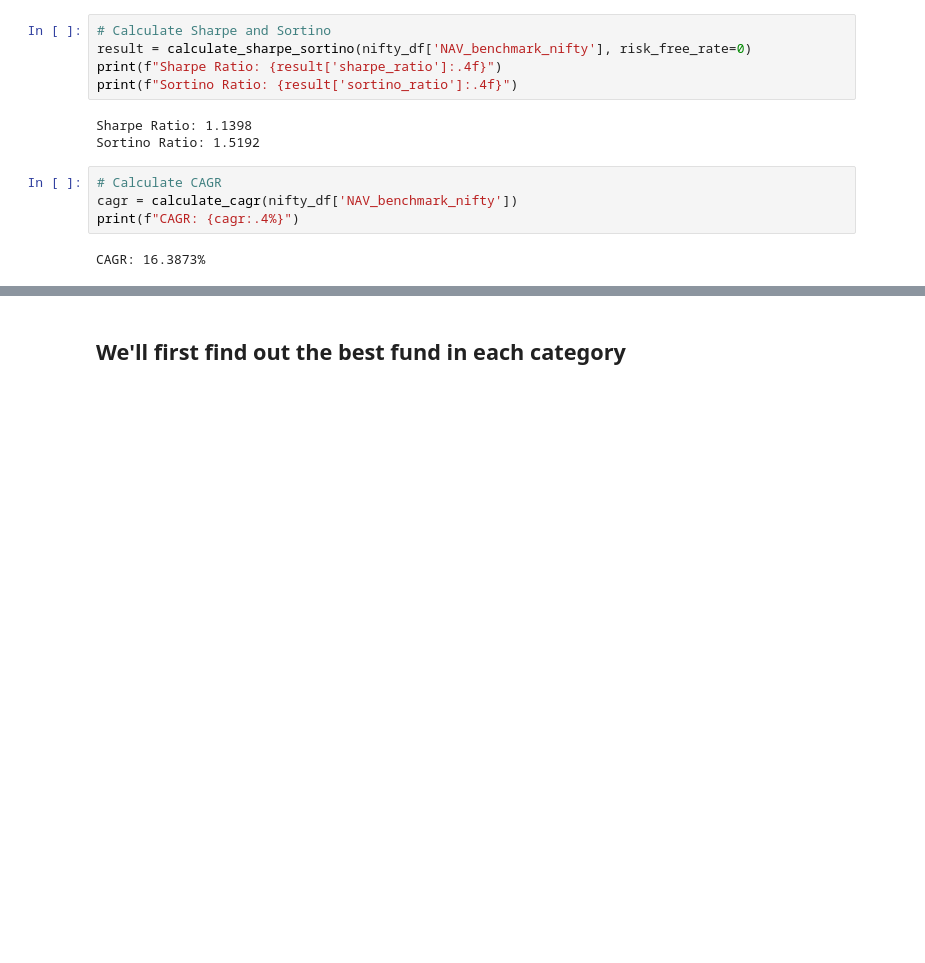
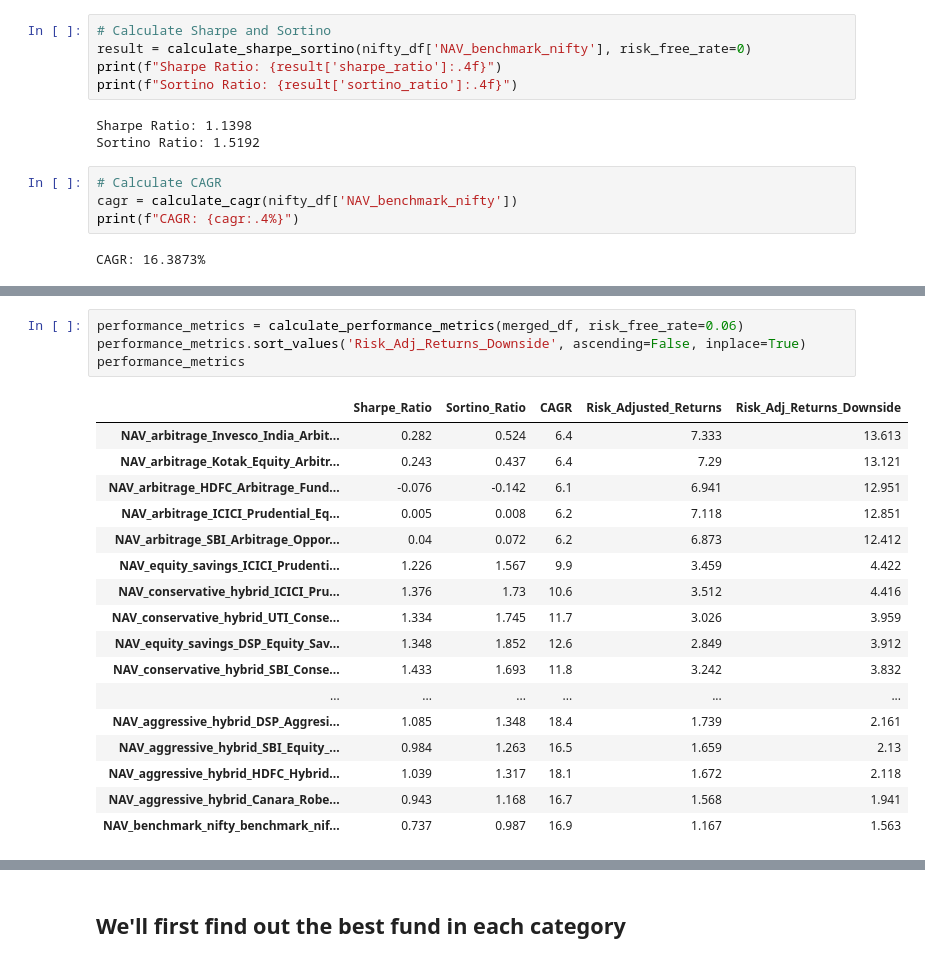
Before and after one commit to Dhruv-Kushwaha2010/mf_portfolio, a Jupyter notebook: mf/analysis.ipynb, the cells around one changed output, grey strips where cells are left out. Drawn from its saved outputs; the diff is of its cells as text; blank space fills up the shorter version.

Commit message:
Performance Metrics added

```diff
--- a/mf/analysis.ipynb
+++ b/mf/analysis.ipynb
@@ -402,0 +517,22 @@ CAGR: 16.3873%
+# %%
+performance_metrics = calculate_performance_metrics(merged_df, risk_free_rate=0.06)
+performance_metrics.sort_values('Risk_Adj_Returns_Downside', ascending=False, inplace=True)
+performance_metrics
+# %% [output]
+|  | Sharpe_Ratio | Sortino_Ratio | CAGR | Risk_Adjusted_Returns | Risk_Adj_Returns_Downside |
+| NAV_arbitrage_Invesco_India_Arbit... | 0.282 | 0.524 | 6.4 | 7.333 | 13.613 |
+| NAV_arbitrage_Kotak_Equity_Arbitr... | 0.243 | 0.437 | 6.4 | 7.29 | 13.121 |
+| NAV_arbitrage_HDFC_Arbitrage_Fund... | -0.076 | -0.142 | 6.1 | 6.941 | 12.951 |
+| NAV_arbitrage_ICICI_Prudential_Eq... | 0.005 | 0.008 | 6.2 | 7.118 | 12.851 |
+| NAV_arbitrage_SBI_Arbitrage_Oppor... | 0.04 | 0.072 | 6.2 | 6.873 | 12.412 |
+| NAV_equity_savings_ICICI_Prudenti... | 1.226 | 1.567 | 9.9 | 3.459 | 4.422 |
+| NAV_conservative_hybrid_ICICI_Pru... | 1.376 | 1.73 | 10.6 | 3.512 | 4.416 |
+| NAV_conservative_hybrid_UTI_Conse... | 1.334 | 1.745 | 11.7 | 3.026 | 3.959 |
+| NAV_equity_savings_DSP_Equity_Sav... | 1.348 | 1.852 | 12.6 | 2.849 | 3.912 |
+| NAV_conservative_hybrid_SBI_Conse... | 1.433 | 1.693 | 11.8 | 3.242 | 3.832 |
+| ... | ... | ... | ... | ... | ... |
+| NAV_aggressive_hybrid_DSP_Aggresi... | 1.085 | 1.348 | 18.4 | 1.739 | 2.161 |
+| NAV_aggressive_hybrid_SBI_Equity_... | 0.984 | 1.263 | 16.5 | 1.659 | 2.13 |
+| NAV_aggressive_hybrid_HDFC_Hybrid... | 1.039 | 1.317 | 18.1 | 1.672 | 2.118 |
+| NAV_aggressive_hybrid_Canara_Robe... | 0.943 | 1.168 | 16.7 | 1.568 | 1.941 |
+| NAV_benchmark_nifty_benchmark_nif... | 0.737 | 0.987 | 16.9 | 1.167 | 1.563 |
```
Also changed, not shown: parts of 10 cells of this notebook.
